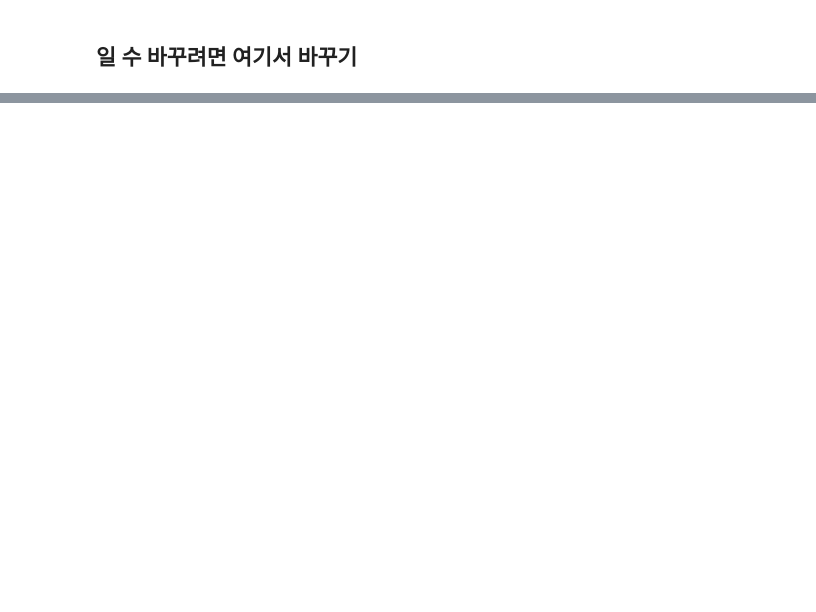
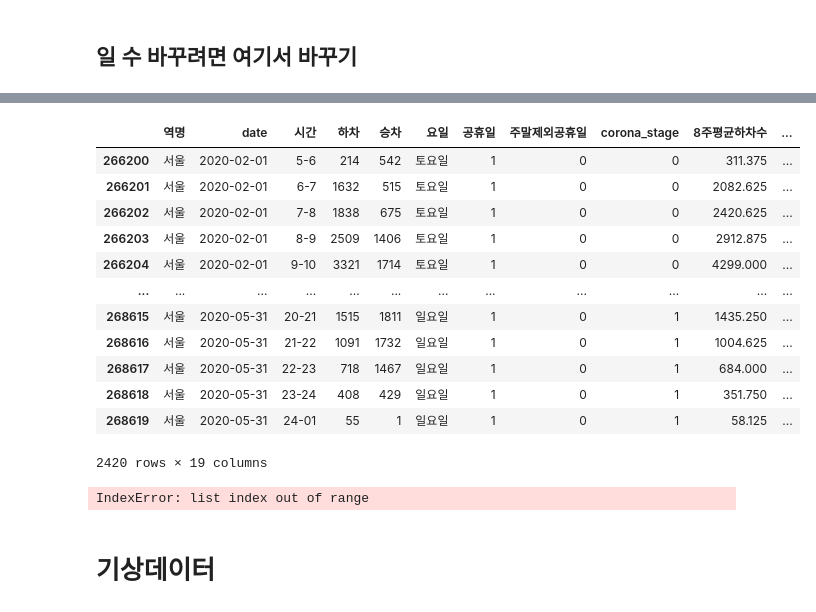
Before and after one commit to Changyoon-Lee/big_contest, a Jupyter notebook: modeling/datamerging.ipynb, the cells around one changed output, grey strips where cells are left out. Drawn from its saved outputs; the diff is of its cells as text; code cells hidden in the pictures; blank space fills up the shorter version.

```diff
--- a/modeling/datamerging.ipynb
+++ b/modeling/datamerging.ipynb
@@ -232,0 +356,36 @@ rara = pd.merge(ra, df_3_temp, on = ['date','역명'],how='inner')
+# %%
+import pandas as pd
+df_han = pd.read_pickle('data/검색어트렌드_한양대_final.pkl')
+df_han.set_index('date', inplace=True)
+# %%
+newcol=[]
+for i in df_han.columns:
+    newcol.append(i[:-1])
+# %%
+df_han.columns = newcol
+# %%
+df_han = df_han.stack().reset_index()
+df_han.columns=['date','역명','검색트랜드(한양)']
+df_han['date'] = pd.to_datetime(df_han['date'])
+rara = pd.merge(rara, df_han, on = ['date','역명'],how='left')
+# %%
+rara[rara['역명']=='서울']
+# %% [output]
+|  | 역명 | date | 시간 | 하차 | 승차 | 요일 | 공휴일 | 주말제외공휴일 | corona_stage | 8주평균하차수 | ... |
+| 266200 | 서울 | 2020-02-01 | 5-6 | 214 | 542 | 토요일 | 1 | 0 | 0 | 311.375 | ... |
+| 266201 | 서울 | 2020-02-01 | 6-7 | 1632 | 515 | 토요일 | 1 | 0 | 0 | 2082.625 | ... |
+| 266202 | 서울 | 2020-02-01 | 7-8 | 1838 | 675 | 토요일 | 1 | 0 | 0 | 2420.625 | ... |
+| 266203 | 서울 | 2020-02-01 | 8-9 | 2509 | 1406 | 토요일 | 1 | 0 | 0 | 2912.875 | ... |
+| 266204 | 서울 | 2020-02-01 | 9-10 | 3321 | 1714 | 토요일 | 1 | 0 | 0 | 4299.000 | ... |
+| ... | ... | ... | ... | ... | ... | ... | ... | ... | ... | ... | ... |
+| 268615 | 서울 | 2020-05-31 | 20-21 | 1515 | 1811 | 일요일 | 1 | 0 | 1 | 1435.250 | ... |
+| 268616 | 서울 | 2020-05-31 | 21-22 | 1091 | 1732 | 일요일 | 1 | 0 | 1 | 1004.625 | ... |
+| 268617 | 서울 | 2020-05-31 | 22-23 | 718 | 1467 | 일요일 | 1 | 0 | 1 | 684.000 | ... |
+| 268618 | 서울 | 2020-05-31 | 23-24 | 408 | 429 | 일요일 | 1 | 0 | 1 | 351.750 | ... |
+| 268619 | 서울 | 2020-05-31 | 24-01 | 55 | 1 | 일요일 | 1 | 0 | 1 | 58.125 | ... |
+2420 rows × 19 columns
+# %%
+import re
+rara['시간'] =[int(re.findall('(.*)-',i)[0]) for i in rara['시간']]
+# %% [output]
+IndexError: list index out of range
@@ -232,0 +394,2 @@ rara = pd.merge(ra, df_3_temp, on = ['date','역명'],how='inner')
+# %% [markdown]
+# 기상데이터
```
Also changed, not shown: parts of 47 cells of this notebook, 16 other files.
